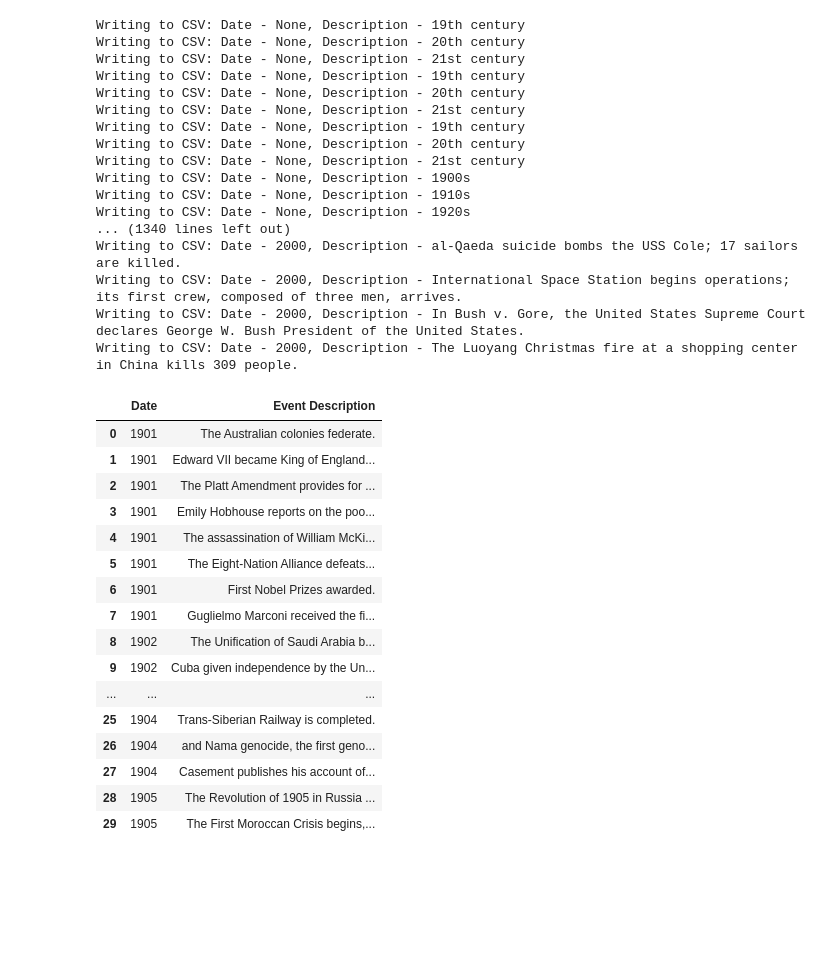
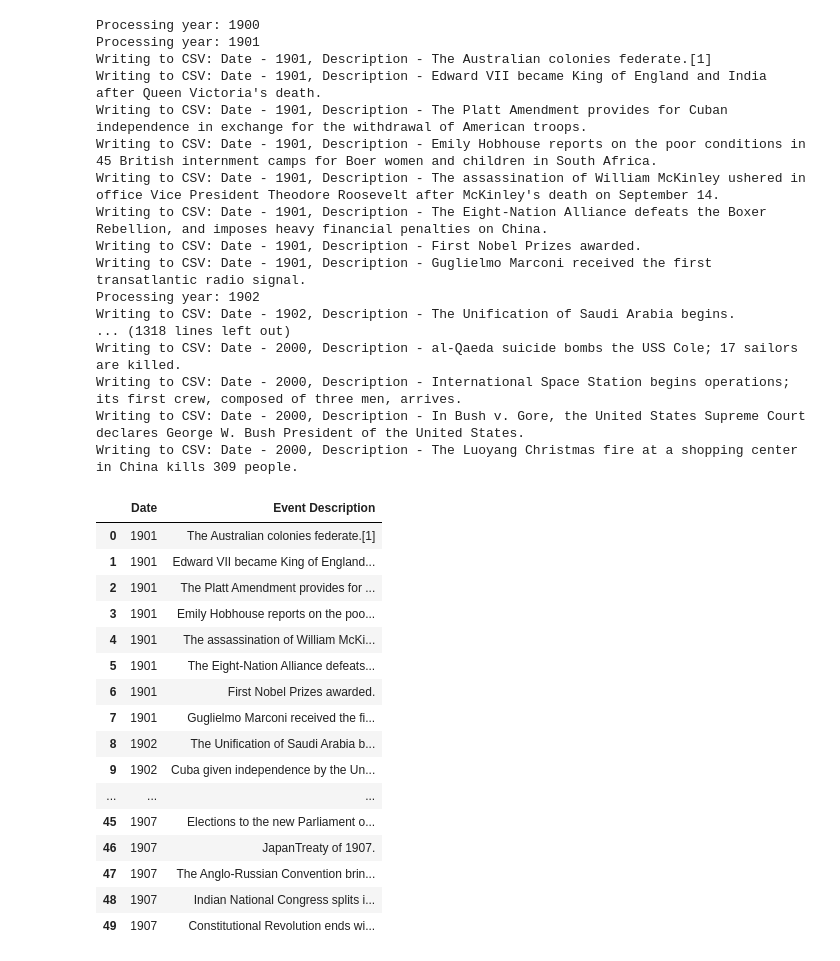
Before and after one commit to epfl-ada/ada-2024-project-analyticaldementialavengers, a Jupyter notebook: extracting_timeline.ipynb, the cells around one changed output. Cells and saved outputs as stored; diff of their text form; code cells hidden in the pictures; blank space fills up the shorter version.

Commit message:
Code + clean extracting timline

```diff
--- a/extracting_timeline.ipynb
+++ b/extracting_timeline.ipynb
@@ -18,13 +18,13 @@ soup = BeautifulSoup(response.text, 'html.parser')
 content_div = soup.find('div', {'id': 'mw-content-text'})
 
 # Output file path
-output_file = 'history_timeline.csv'
+output_file = 'prova1.csv'
 
 # Define a regex pattern to clean event descriptions
 date_pattern = re.compile(
-    r'^[•-]?\s?[A-Za-z]+\s\d{1,2}(-\d{1,2})?:?\s?:?|'
-    r'^[•-]?\s?[A-Za-z]+(-[A-Za-z]+)?:?\s?:?|'
-    r'[•-]?\s?[A-Za-z]+\s-\s[A-Za-z]+:?\s?|'
+    r'^[•-]?\s?[A-Za-z]+(\s\d{1,2})+(\s?-\s?\d{1,2})?:?\s?:?|'
+    r'[•-]?\s?–\s?\d{1,2}+:?\s?|'
+    r'^[•-]?\s?[A-Za-z]+(\s-\s[A-Za-z]+)?:?\s?:?|'
     r'[•-]?\s?–\s[A-Za-z]+:?\s?|'
     r'^[•-]?\s?[A-Za-z]+\s\d{1,2}:?\s?'
 )  # Pattern to match "Month", "Month day1 - day2", "Month1 - month2", "– Month", "Month day"
@@ -35,14 +35,12 @@ with open(output_file, 'w', newline='', encoding='utf-8') as outfile:
     writer.writerow(['Date', 'Event Description'])  # Write the header row
 
     current_year = None  # Track the current year
-    stop_parsing = False  # Flag to stop parsing irrelevant sections
+    start_processing = False  # Flag to start processing relevant sections
 
     # Begin parsing within the content div
     for section in content_div.find_all(['h2', 'h3', 'p', 'ul']):
         # Stop parsing if we reach sections like "See also" or "References"
         if 'Horizontal timelines' in section.text or 'See also' in section.text or 'Further reading' in section.text or 'References' in section.text:
-            stop_parsing = True
-        if stop_parsing:
             break
 
         # Extract potential decade or specific year from headings (like <h2>, <h3>, etc.)
@@ -53,14 +51,15 @@ with open(output_file, 'w', newline='', encoding='utf-8') as outfile:
             if 'century' in heading_text.lower() or 'decade' in heading_text.lower():
                 continue
 
-            # If it's a valid year, assign it as current_year
+            # If it's a valid year, assign it as current_year and start processing
             match = re.search(r'(\d{4})', heading_text)
             if match:
                 current_year = match.group(1)
+                start_processing = True
                 print(f"Processing year: {current_year}")
 
-        # Extract the description from unordered lists (<ul><li>)
-        elif section.name == 'ul':  # Events are often listed in bullet points
+        # Only process sections after encountering the first valid year
+        if start_processing and section.name == 'ul':  # Events are often listed in bullet points
             for li in section.find_all('li'):
                 event_description = li.text.strip()
 
@@ -79,29 +78,31 @@ with open(output_file, 'w', newline='', encoding='utf-8') as outfile:
                 writer.writerow([current_year, event_description_cleaned])
                 print(f"Writing to CSV: Date - {current_year}, Description - {event_description_cleaned}")
 # %% [output]
-Writing to CSV: Date - None, Description - 19th century
-Writing to CSV: Date - None, Description - 20th century
-Writing to CSV: Date - None, Description - 21st century
-Writing to CSV: Date - None, Description - 19th century
-Writing to CSV: Date - None, Description - 20th century
-Writing to CSV: Date - None, Description - 21st century
-Writing to CSV: Date - None, Description - 19th century
-Writing to CSV: Date - None, Description - 20th century
-Writing to CSV: Date - None, Description - 21st century
-Writing to CSV: Date - None, Description - 1900s
-Writing to CSV: Date - None, Description - 1910s
-Writing to CSV: Date - None, Description - 1920s
-... (1340 lines left out)
+Processing year: 1900
+Processing year: 1901
+Writing to CSV: Date - 1901, Description - The Australian colonies federate.[1]
+Writing to CSV: Date - 1901, Description - Edward VII became King of England and India after Queen Victoria's death.
+Writing to CSV: Date - 1901, Description - The Platt Amendment provides for Cuban independence in exchange for the withdrawal of American troops.
+Writing to CSV: Date - 1901, Description - Emily Hobhouse reports on the poor conditions in 45 British internment camps for Boer women and children in South Africa.
+Writing to CSV: Date - 1901, Description - The assassination of William McKinley ushered in office Vice President Theodore Roosevelt after McKinley's death on September 14.
+Writing to CSV: Date - 1901, Description - The Eight-Nation Alliance defeats the Boxer Rebellion, and imposes heavy financial penalties on China.
+Writing to CSV: Date - 1901, Description - First Nobel Prizes awarded.
+Writing to CSV: Date - 1901, Description - Guglielmo Marconi received the first transatlantic radio signal.
+Processing year: 1902
+Writing to CSV: Date - 1902, Description - The Unification of Saudi Arabia begins.
+... (1318 lines left out)
 Writing to CSV: Date - 2000, Description - al-Qaeda suicide bombs the USS Cole; 17 sailors are killed.
 Writing to CSV: Date - 2000, Description - International Space Station begins operations; its first crew, composed of three men, arrives.
 Writing to CSV: Date - 2000, Description - In Bush v. Gore, the United States Supreme Court declares George W. Bush President of the United States.
 Writing to CSV: Date - 2000, Description - The Luoyang Christmas fire at a shopping center in China kills 309 people.
 # %%
-df = pd.read_csv('20th_century_events_cleaned.csv')
-df.head(30)
+# Save it in padas dataframe
+
+df = pd.read_csv('prova1.csv')
+df.head(50)
 # %% [output]
 |  | Date | Event Description |
-| 0 | 1901 | The Australian colonies federate. |
+| 0 | 1901 | The Australian colonies federate.[1] |
 | 1 | 1901 | Edward VII became King of England... |
 | 2 | 1901 | The Platt Amendment provides for ... |
 | 3 | 1901 | Emily Hobhouse reports on the poo... |
@@ -112,8 +113,8 @@ df.head(30)
 | 8 | 1902 | The Unification of Saudi Arabia b... |
 | 9 | 1902 | Cuba given independence by the Un... |
 | ... | ... | ... |
-| 25 | 1904 | Trans-Siberian Railway is completed. |
-| 26 | 1904 | and Nama genocide, the first geno... |
-| 27 | 1904 | Casement publishes his account of... |
-| 28 | 1905 | The Revolution of 1905 in Russia ... |
-| 29 | 1905 | The First Moroccan Crisis begins,... |
+| 45 | 1907 | Elections to the new Parliament o... |
+| 46 | 1907 | JapanTreaty of 1907. |
+| 47 | 1907 | The Anglo-Russian Convention brin... |
+| 48 | 1907 | Indian National Congress splits i... |
+| 49 | 1907 | Constitutional Revolution ends wi... |
```
Also changed, not shown: parts of 4 cells of this notebook, 6 other files.
